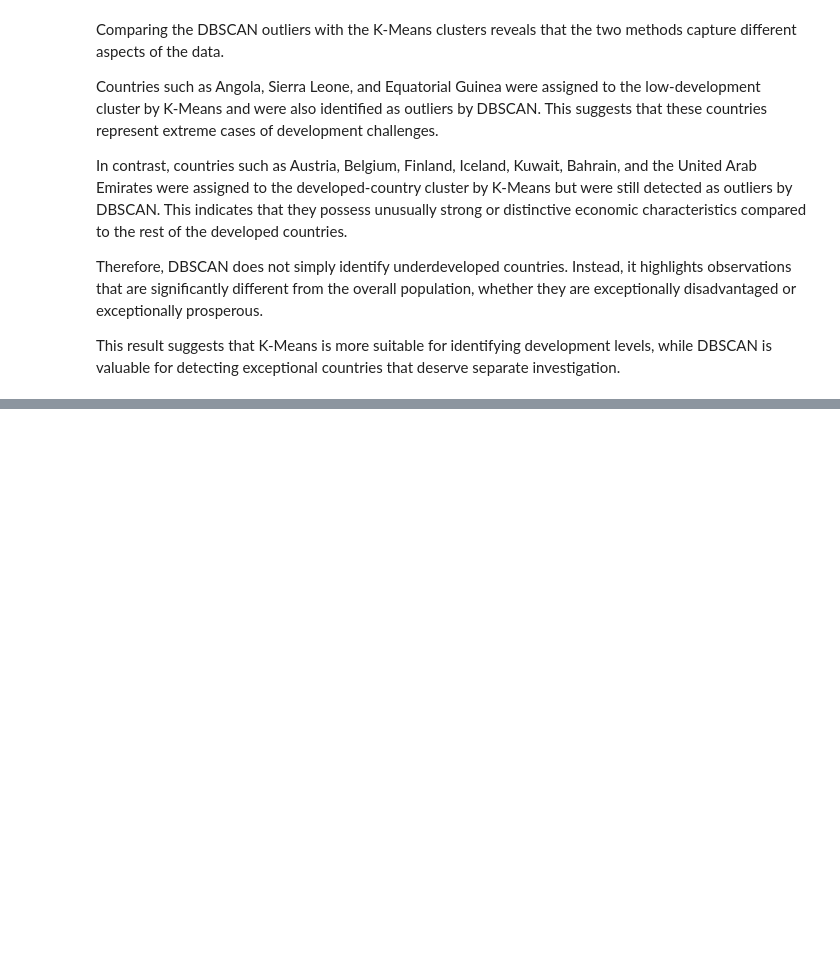
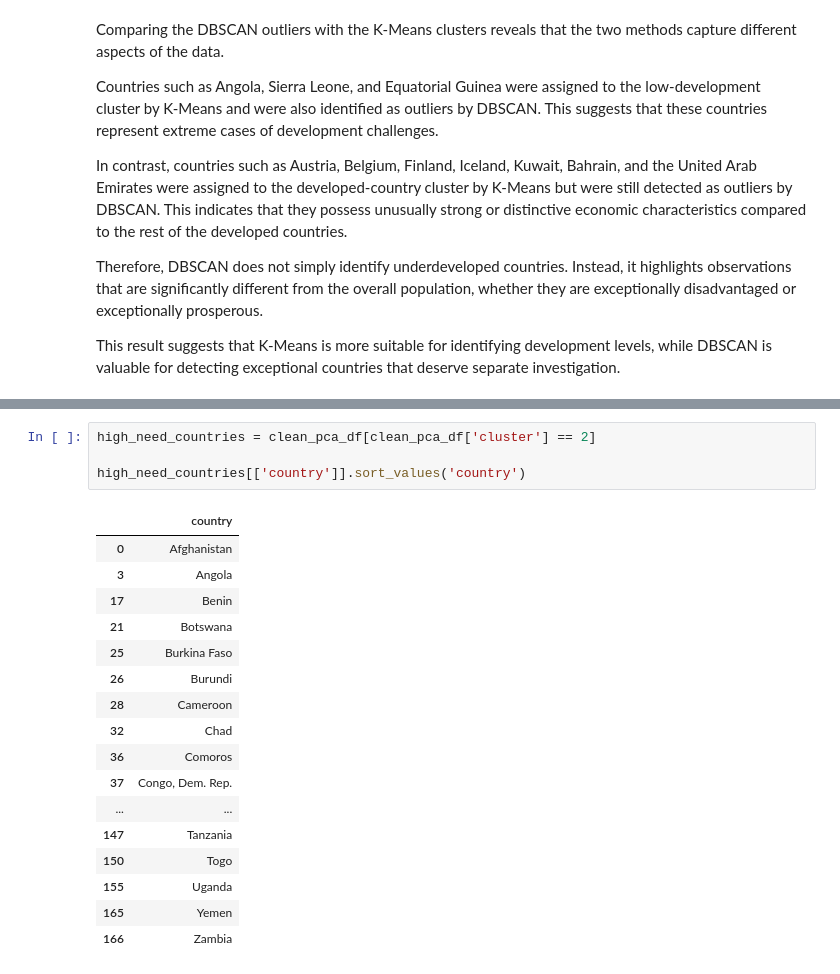
Before and after one commit to fermow/SBU-Data-Science-2026, a Jupyter notebook: Assignment_2/jupyter_notebooks_and_reports/Untitled.ipynb, the cells around one changed output, grey strips where cells are left out. Saved outputs shown, nothing was run; the diff lists cells and outputs as text; blank space fills up the shorter version.

```diff
--- a/Assignment_2/jupyter_notebooks_and_reports/Untitled.ipynb
+++ b/Assignment_2/jupyter_notebooks_and_reports/Untitled.ipynb
@@ -684,0 +689,22 @@ This result suggests that K-Means is more suitable for identifying development l
+# %%
+high_need_countries = clean_pca_df[clean_pca_df['cluster'] == 2]
+
+high_need_countries[['country']].sort_values('country')
+# %% [output]
+|  | country |
+| 0 | Afghanistan |
+| 3 | Angola |
+| 17 | Benin |
+| 21 | Botswana |
+| 25 | Burkina Faso |
+| 26 | Burundi |
+| 28 | Cameroon |
+| 32 | Chad |
+| 36 | Comoros |
+| 37 | Congo, Dem. Rep. |
+| ... | ... |
+| 147 | Tanzania |
+| 150 | Togo |
+| 155 | Uganda |
+| 165 | Yemen |
+| 166 | Zambia |
```
Also changed, not shown: parts of 6 cells of this notebook.
